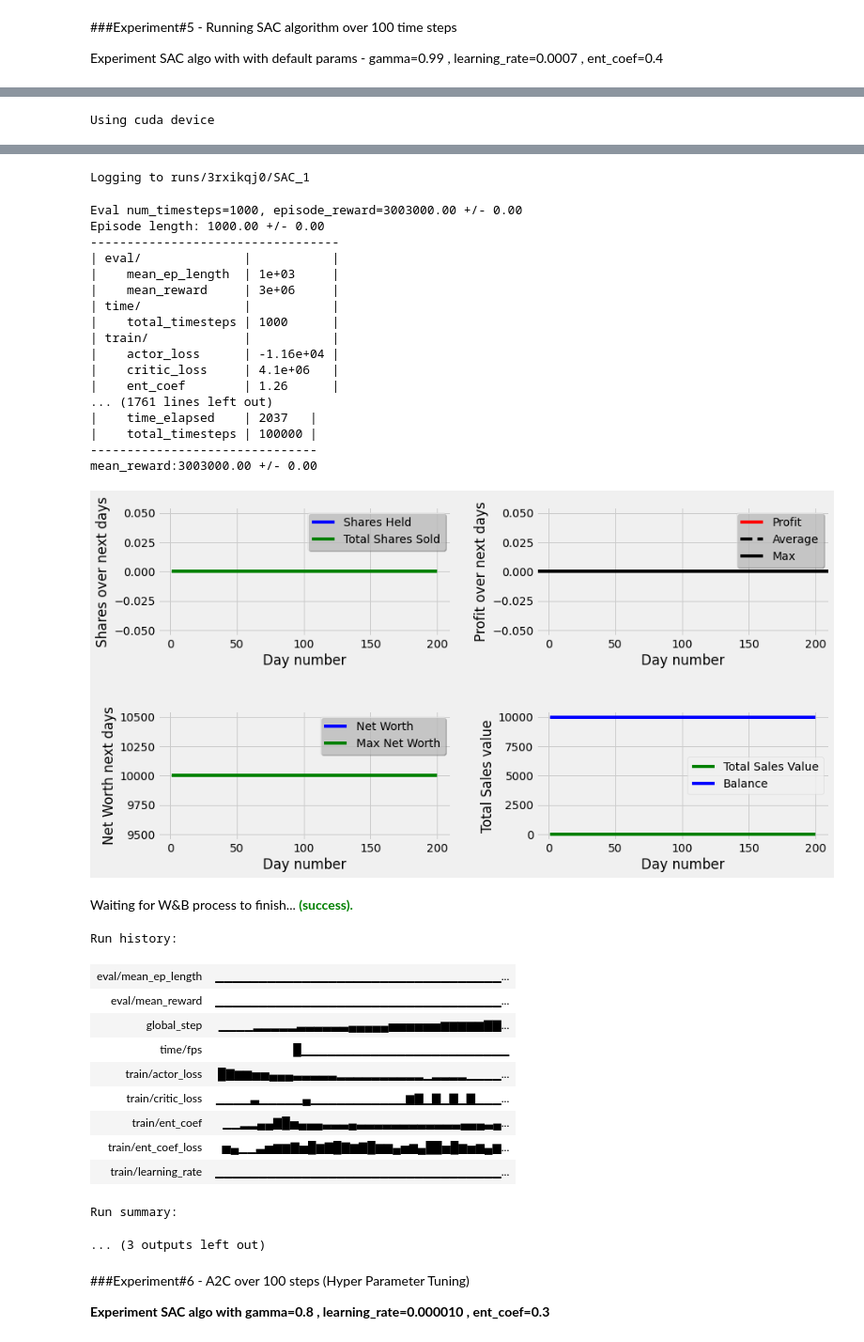
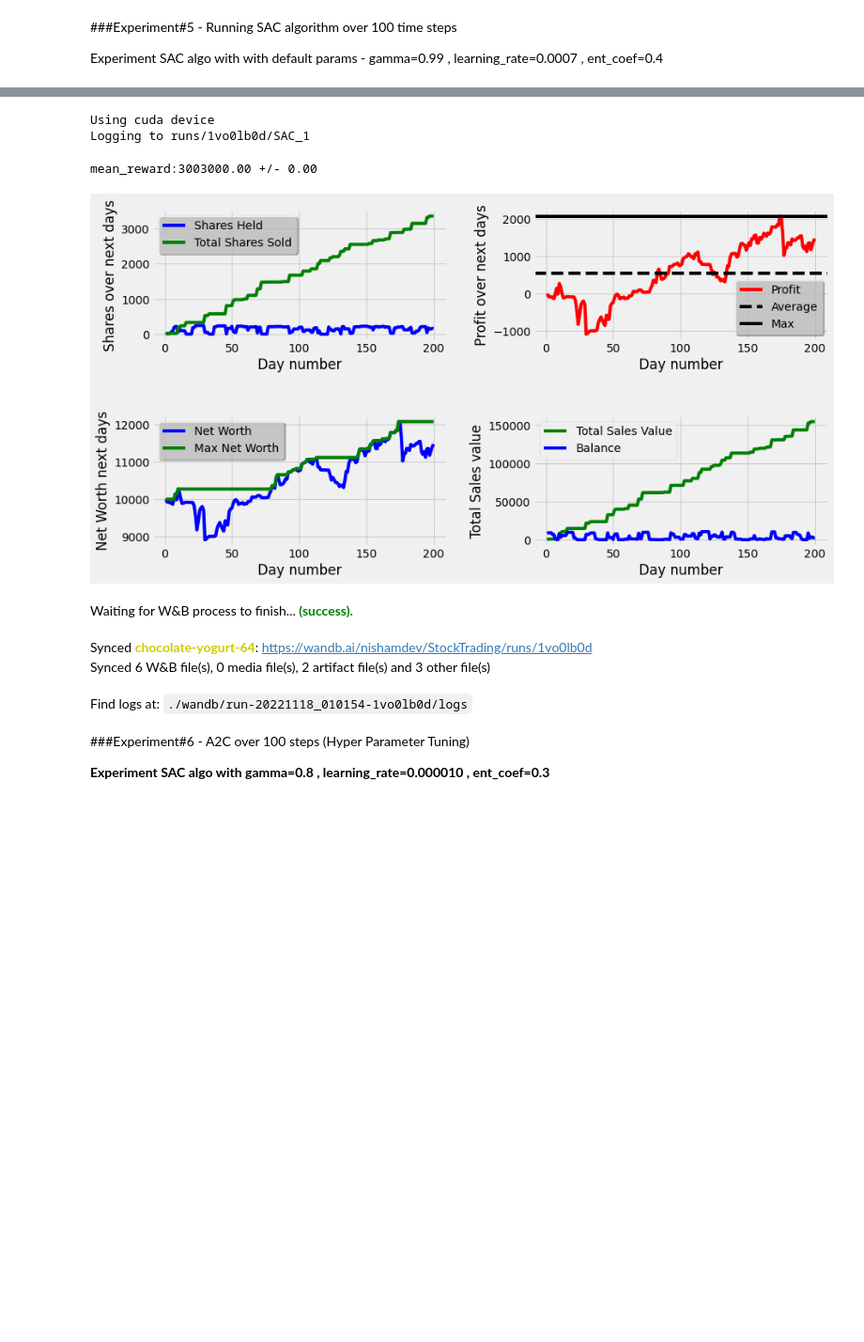
Before and after one commit to NishaMDev/Reinforcement-learning-Live-Trading, a Jupyter notebook: Stock_Trading_Notebook.ipynb, the cells around one changed output, grey strips where cells are left out. Shown at 94% size. Saved outputs shown, nothing was run; the diff lists cells and outputs as text; code cells hidden in the pictures; blank space fills up the shorter version.

```diff
--- a/Stock_Trading_Notebook.ipynb
+++ b/Stock_Trading_Notebook.ipynb
@@ -304,7 +334,7 @@ Experiment A2C algo with with default params - gamma=0.99 , learning_rate=0.0007
 from stocktrade import Stocktrade
 
 if __name__ == "__main__":
-    timesteps = 100000
+    timesteps = 100
     algo = "A2C"
     Stocktrade.stocktrade(algo,timesteps)
 # %% [output]
@@ -370,7 +360,7 @@ Run summary:
 from stocktrade1 import Stocktrade
 
 if __name__ == "__main__":
-    timesteps = 100000
+    timesteps = 100
     algo = "A2C"
     hyper_param = True
     Stocktrade.stocktrade(algo,timesteps,hyper_param)
@@ -441,7 +390,7 @@ Experiment SAC algo with with default params - gamma=0.99 , learning_rate=0.0007
 from stocktrade import Stocktrade
 
 if __name__ == "__main__":
-    timesteps = 100000
+    timesteps = 100
     algo = "SAC"
     Stocktrade.stocktrade(algo,timesteps)
 # %% [output]
@@ -451 +402,0 @@ Syncing run colorful-haze-9 to Weights & Biases (docs)
-Using cuda device
@@ -453,35 +403,11 @@ wandb: WARNING When using several event log directories, please call `wandb.tens
-Logging to runs/3rxikqj0/SAC_1
+Using cuda device
+Logging to runs/1vo0lb0d/SAC_1
-Eval num_timesteps=1000, episode_reward=3003000.00 +/- 0.00
-Episode length: 1000.00 +/- 0.00
-----------------------------------
-| eval/              |           |
-|    mean_ep_length  | 1e+03     |
-|    mean_reward     | 3e+06     |
-| time/              |           |
-|    total_timesteps | 1000      |
-| train/             |           |
-|    actor_loss      | -1.16e+04 |
-|    critic_loss     | 4.1e+06   |
-|    ent_coef        | 1.26      |
-... (1761 lines left out)
-|    time_elapsed    | 2037   |
-|    total_timesteps | 100000 |
--------------------------------
 mean_reward:3003000.00 +/- 0.00
-[figure, old version]
+[figure, new version]
 Waiting for W&B process to finish... (success).
-Run history:
-| eval/mean_ep_length | ▁▁▁▁▁▁▁▁▁▁▁▁▁▁▁▁▁▁▁▁▁▁▁▁▁▁▁▁▁▁▁▁▁... |
-| eval/mean_reward | ▁▁▁▁▁▁▁▁▁▁▁▁▁▁▁▁▁▁▁▁▁▁▁▁▁▁▁▁▁▁▁▁▁... |
-| global_step | ▁▁▁▁▂▂▂▂▂▃▃▃▃▃▃▄▄▄▄▄▅▅▅▅▅▅▆▆▆▆▆▇▇... |
-| time/fps | █▁▁▁▁▁▁▁▁▁▁▁▁▁▁▁▁▁▁▁▁▁▁▁▁ |
-| train/actor_loss | █▇▆▆▅▅▄▄▄▃▃▃▃▃▂▂▂▂▂▂▂▂▂▂▁▂▂▂▂▁▁▁▁... |
-| train/critic_loss | ▁▁▁▁▃▁▁▁▁▁▄▁▁▁▁▁▁▁▁▁▁▁▆▇▁▇▁▇▁▇▁▁▁... |
-| train/ent_coef | ▁▁▂▂▄▄▇█▅▄▄▄▃▃▃▄▃▃▃▃▃▃▃▃▃▃▃▃▄▄▄▃▄... |
-| train/ent_coef_loss | ▅▄▁▁▃▅▆▆▇▅█▆▇█▇▆▇█▆▆▄▅▆▄██▅█▆▅▆▄▆... |
-| train/learning_rate | ▁▁▁▁▁▁▁▁▁▁▁▁▁▁▁▁▁▁▁▁▁▁▁▁▁▁▁▁▁▁▁▁▁... |
-Run summary:
-... (3 outputs left out)
+Synced chocolate-yogurt-64: https://wandb.ai/nishamdev/StockTrading/runs/1vo0lb0d
+Synced 6 W&B file(s), 0 media file(s), 2 artifact file(s) and 3 other file(s)
+Find logs at: ./wandb/run-20221118_010154-1vo0lb0d/logs
 # %% [markdown]
 ###Experiment#6 - A2C over 100 steps (Hyper Parameter Tuning)
 
```
Also changed, not shown: parts of 13 cells of this notebook.
